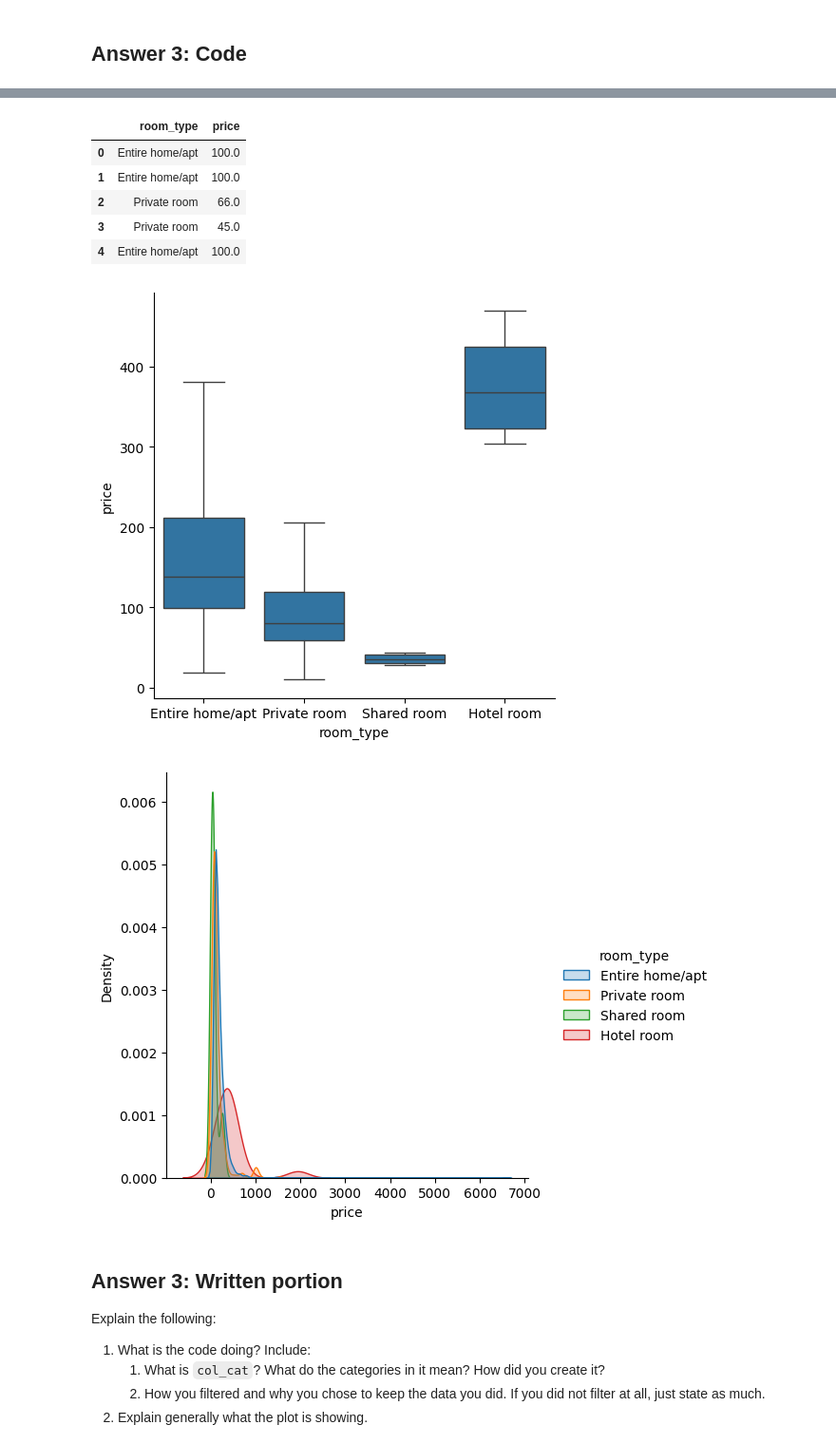
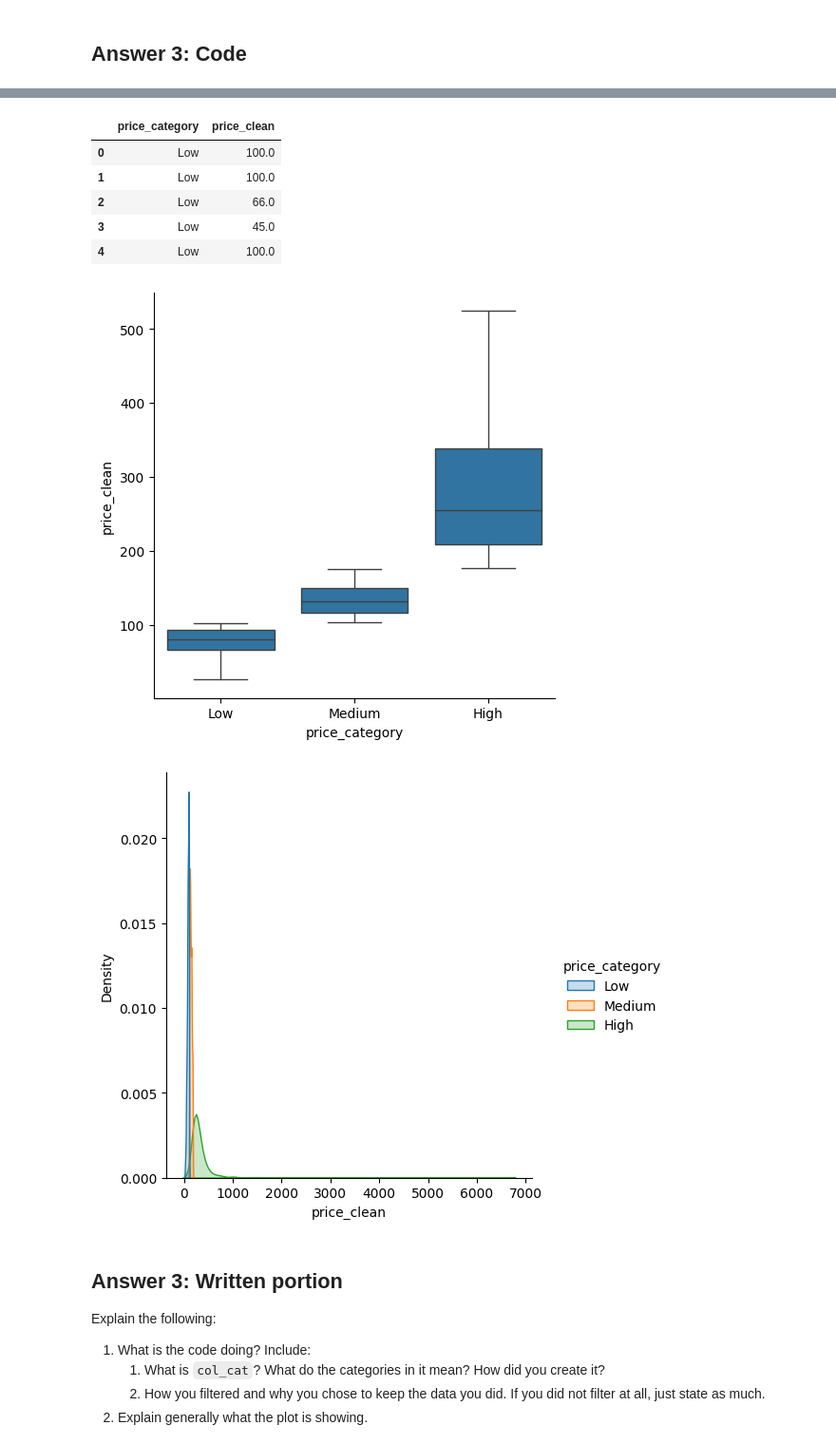
Before and after one commit to zoraizmohammad/cs216, a Jupyter notebook: practicum/practicum1.ipynb, the cells around one changed output, grey strips where cells are left out. Shown at 95% size. Saved outputs shown, nothing was run; the diff lists cells and outputs as text; code cells hidden in the pictures.

```diff
--- a/practicum/practicum1.ipynb
+++ b/practicum/practicum1.ipynb
@@ -274,23 +274,31 @@ For this question, do the following:
 # %% [markdown]
 ## Answer 3: Code
 # %%
-q3_llm_flag = True  # Mark question as answered
+q3_llm_flag = True
 
-col_cat = 'room_type'
-table3 = df[['room_type', 'price']].copy()
-
-table3['price'] = pd.to_numeric(
-    table3['price'].replace(r'[\$,]', '', regex=True),
+# Clean price once
+df['price_clean'] = pd.to_numeric(
+    df['price'].replace(r'[\$,]', '', regex=True),
     errors='coerce'
 )
 
-table3 = table3.dropna(subset=['room_type', 'price'])
+# Create a NEW categorical column
+df['price_category'] = pd.qcut(
+    df['price_clean'],
+    q=3,
+    labels=['Low', 'Medium', 'High']
+)
+
+col_cat = 'price_category'
+
+table3 = df[[col_cat, 'price_clean']].dropna()
+
 val_counts = table3[col_cat].value_counts()
 
-sns.catplot(data=table3, x=col_cat, y='price', kind='box', showfliers=False)
+sns.catplot(data=table3, x=col_cat, y='price_clean', kind='box', showfliers=False)
 
-# Let's make a second plot that's just as good, using the same data and seaborn's displot to show the price distribution by room_type.
-sns.displot(data=table3, x='price', hue=col_cat, kind='kde', fill=True, common_norm=False)
+sns.displot(data=table3, x='price_clean', hue=col_cat,
+            kind='kde', fill=True, common_norm=False)
 
 
 # Leave these here to help with grading.
@@ -317,12 +324,12 @@ Shared room           7
 Name: count, dtype: int64
-|  | room_type | price |
-| 0 | Entire home/apt | 100.0 |
-| 1 | Entire home/apt | 100.0 |
-| 2 | Private room | 66.0 |
-| 3 | Private room | 45.0 |
-| 4 | Entire home/apt | 100.0 |
+|  | price_category | price_clean |
+| 0 | Low | 100.0 |
+| 1 | Low | 100.0 |
+| 2 | Low | 66.0 |
+| 3 | Low | 45.0 |
+| 4 | Low | 100.0 |
-[figure, old version]
+[figure, new version]
-[figure, old version]
+[figure, new version]
 # %% [markdown]
 <!-- BEGIN QUESTION -->
 
```
Also changed, not shown: parts of 3 cells of this notebook.
